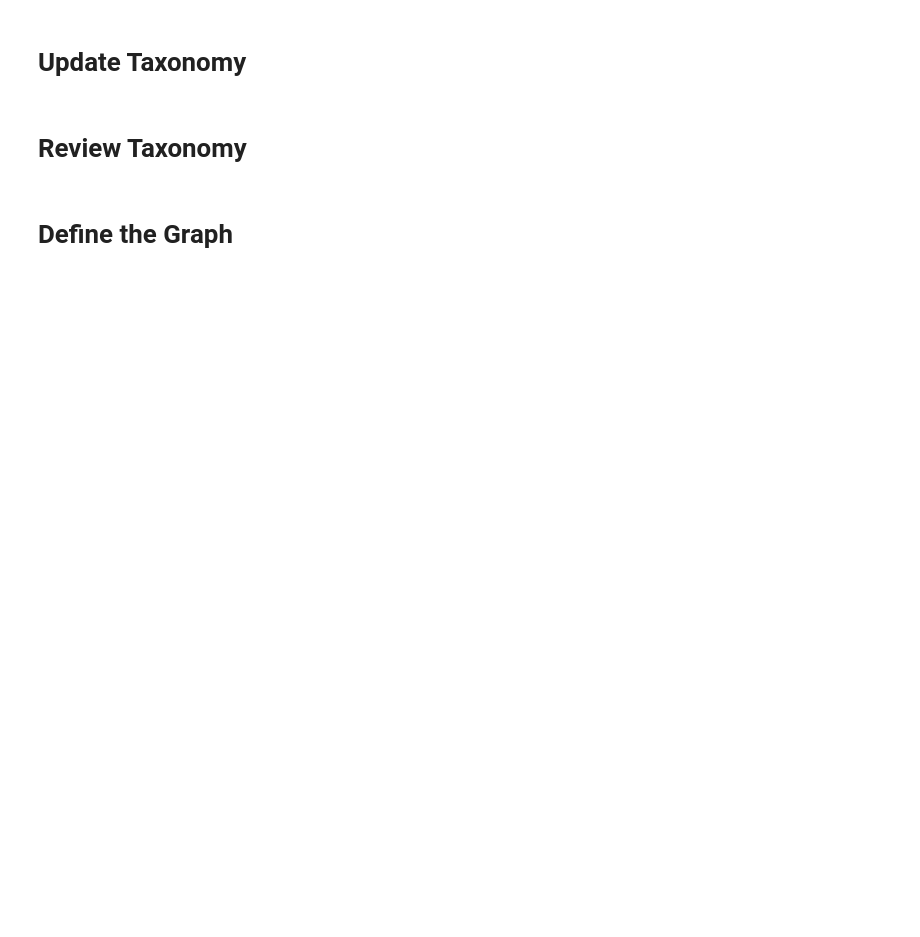
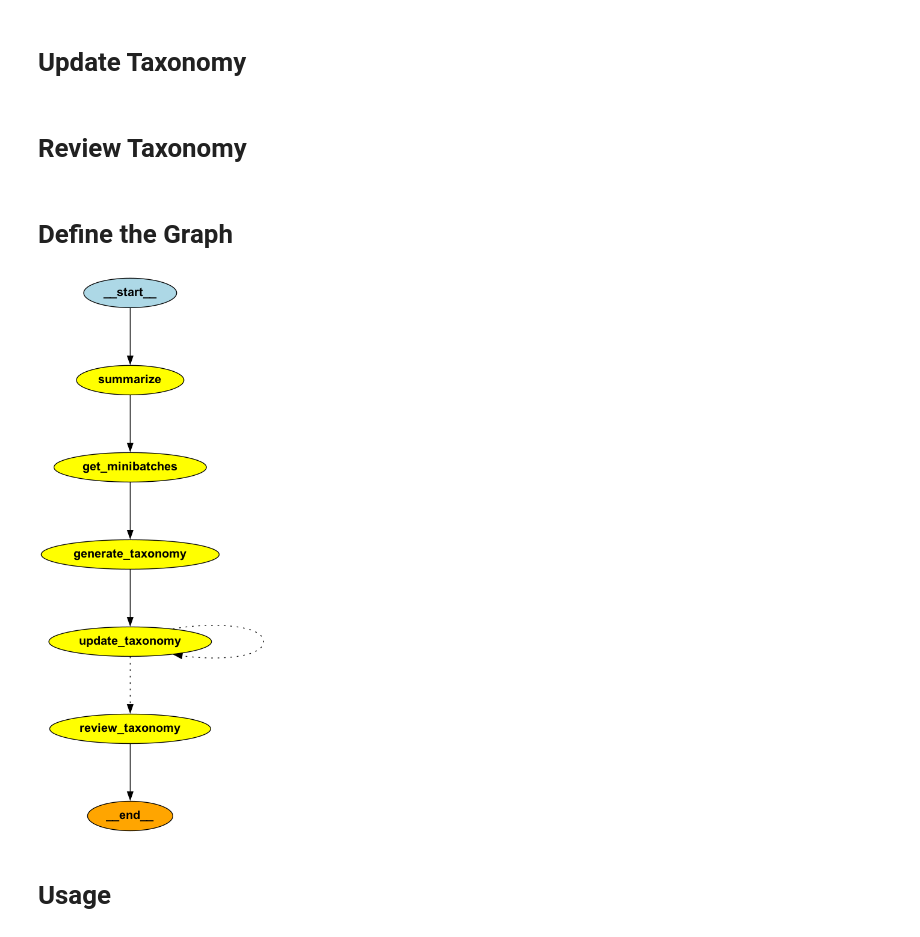
Before and after one commit to Azamat0315277/Text-mining-at-Scale-for-taxonomy, a Jupyter notebook: text-minning-for-taxonomy.ipynb, the cells around one changed output. Cells and saved outputs as stored; diff of their text form; code cells hidden in the pictures; blank space fills up the shorter version.

```diff
--- a/text-minning-for-taxonomy.ipynb
+++ b/text-minning-for-taxonomy.ipynb
@@ -54,7 +54,7 @@ def parse_summary(xml_string: str) -> dict:
     explanation_match = re.search(explanation_pattern, xml_string, re.DOTALL)
 
     summary = summary_match.group(1).strip() if summary_match else ""
-    explanation = explanation = explanation_match.group(1).strip() if explanation_match else ""
+    explanation = explanation_match.group(1).strip() if explanation_match else ""
 
     return {"summary": summary, "explanation": explanation}
 
@@ -72,7 +72,8 @@ summary_chain = summary_llm_chain | parse_summary
 # Processes docs in parallel
 def get_content(state: TaxonomyGenerationState):
     docs = state['documents']
-    return [{"content": doc['content']} for doc in docs]
+    return [{"content": doc['content'], "summary_length": 20} for doc in docs]  # Adjust the summary_length value as needed
+
 
 map_step = RunnablePassthrough.assign(
     summaries=get_content
@@ -109,8 +110,7 @@ def get_minibatches(state: TaxonomyGenerationState, config: RunnableConfig):
     indices = list(range(len(original)))
     random.shuffle(indices)
     if len(indices) < batch_size:
-        # Don't pad needlessly if we can't fill a single batch
-        return [indices]
+        return {"minibatches": [indices]}
 
     num_full_batches = len(indices) // batch_size
 
@@ -124,9 +124,7 @@ def get_minibatches(state: TaxonomyGenerationState, config: RunnableConfig):
         last_batch += random.sample(indices, elements_to_add)
         batches.append(last_batch)
 
-    return {
-        "minibatches": batches,
-    }
+    return {"minibatches": batches}
 # %% [markdown]
 # Taxonomy Generation Utilities
 # %%
@@ -187,7 +185,7 @@ def invoke_taxonomy_chain(
          "cluster_name_length": configurable.get("cluster_name_length", 10),
          "cluster_description_length": configurable.get("cluster_description_length", 30),
          "explanation_length": configurable.get("explanation_length", 20),
-         "max_num_clusters": configurable.get("max_num_clusters", 25)
+         "max_num_clusters": configurable.get("max_num_clusters", 25),
          }
     )
 
@@ -198,7 +196,7 @@ def invoke_taxonomy_chain(
 # Generate initial taxonomy
 # %%
 # We will share an LLM for each step of the generate -> update -> review cycle
-taxonomy_generation_llm = ChatOpenAI(model="gpt-4o", max_tokens_to_sample=2000)
+taxonomy_generation_llm = ChatOpenAI(model="gpt-4o")
 
 # Initial generation
 taxonomy_generation_prompt = hub.pull("wfh/tnt-llm-taxonomy-generation").partial(
@@ -215,5 +213,5 @@ def generate_taxonomy(
         state: TaxonomyGenerationState, config: RunnableConfig
 ) -> TaxonomyGenerationState:
     return invoke_taxonomy_chain(
-        generate_taxonomy_chain, state, config=state['minibatches'][0]
+        generate_taxonomy_chain, state, config, state['minibatches'][0]
     )
@@ -290,4 +285,12 @@ graph.add_edge('review_taxonomy', END)
 graph.add_edge(START, 'summarize')
 
 app = graph.compile()
+# %%
+from IPython.display import Image
+
+Image(app.get_graph().draw_png())
+# %% [output]
+[figure, added]
+# %% [markdown]
+# Usage
 # %% [markdown]
```
Also changed, not shown: parts of 12 cells of this notebook.
